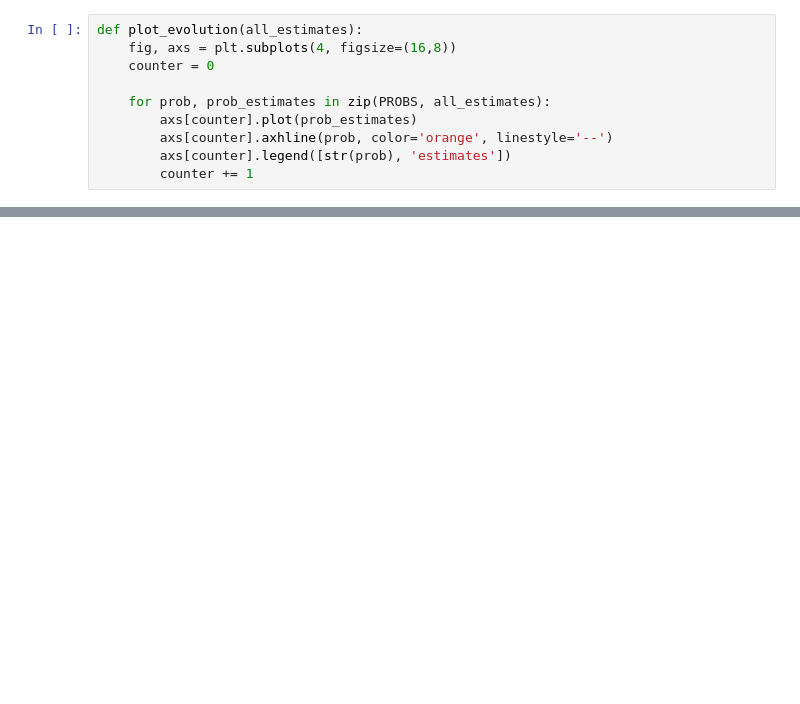
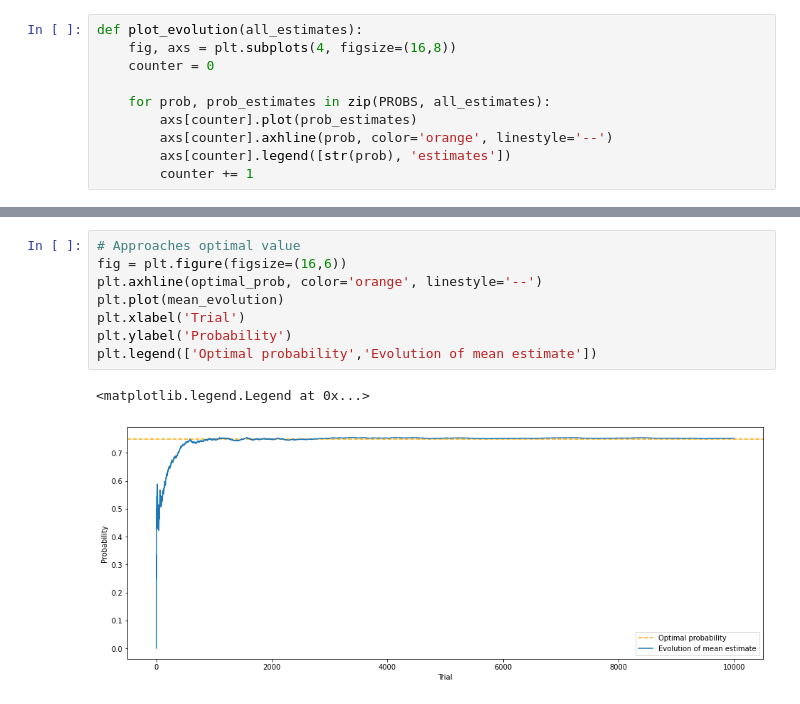
Before and after one commit to CaioMar/reinforcement_learning, a Jupyter notebook: notebooks/Epsilon - Greedy Algorithm.ipynb, the cells around one changed output, grey strips where cells are left out. Saved outputs shown, nothing was run; the diff lists cells and outputs as text; blank space fills up the shorter version.

```diff
--- a/notebooks/Epsilon - Greedy Algorithm.ipynb
+++ b/notebooks/Epsilon - Greedy Algorithm.ipynb
@@ -84,0 +116,11 @@ plt.legend(['Optimal probability','Evolution of mean estimate'])
+# %%
+# Approaches optimal value
+fig = plt.figure(figsize=(16,6))
+plt.axhline(optimal_prob, color='orange', linestyle='--')
+plt.plot(mean_evolution)
+plt.xlabel('Trial')
+plt.ylabel('Probability')
+plt.legend(['Optimal probability','Evolution of mean estimate'])
+# %% [output]
+<matplotlib.legend.Legend at 0x...>
+[figure, added]
```
Also changed, not shown: parts of 6 cells of this notebook.
